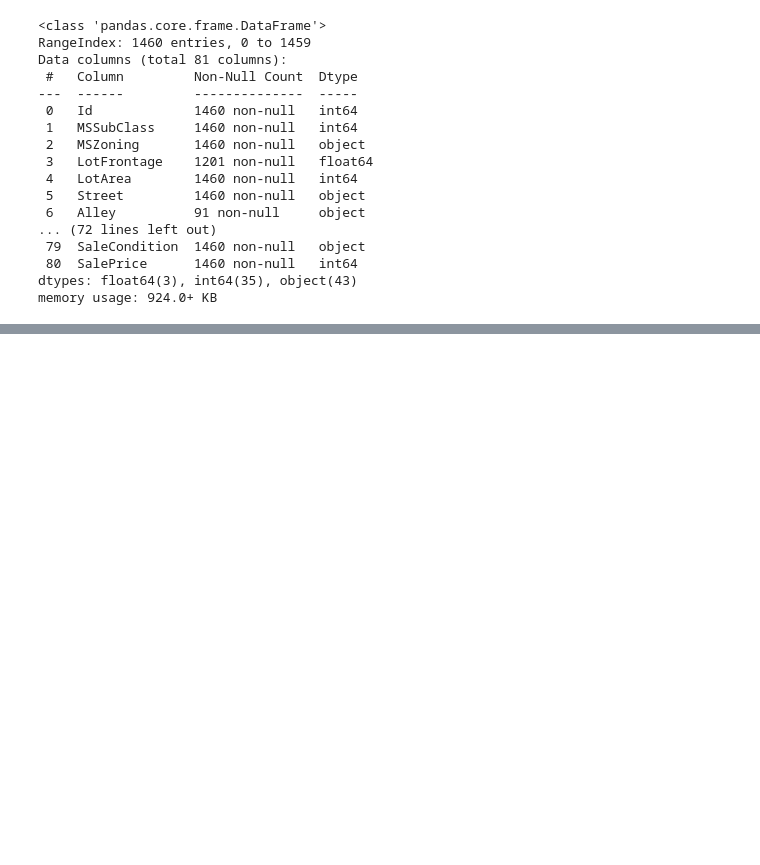
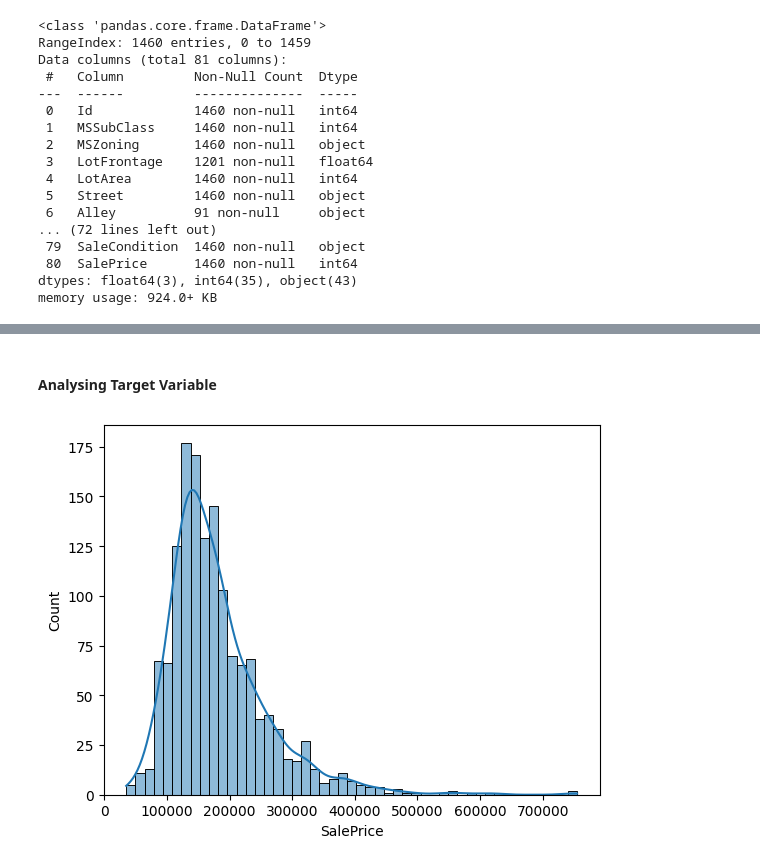
Before and after one commit to aditya-chitray/learning-data-science, a Jupyter notebook: house-price-prediction/notebooks/01_EDA.ipynb, the cells around one changed output, grey strips where cells are left out. Cells and saved outputs as stored; diff of their text form; code cells hidden in the pictures; blank space fills up the shorter version.

```diff
--- a/house-price-prediction/notebooks/01_EDA.ipynb
+++ b/house-price-prediction/notebooks/01_EDA.ipynb
@@ -40,0 +92,7 @@ memory usage: 924.0+ KB
+# %% [markdown]
+#### Analysing Target Variable
+# %%
+sns.histplot(df['SalePrice'],kde=True)
+plt.show()
+# %% [output]
+[figure, added]
```
Also changed, not shown: parts of 6 cells of this notebook, 1 other file.
